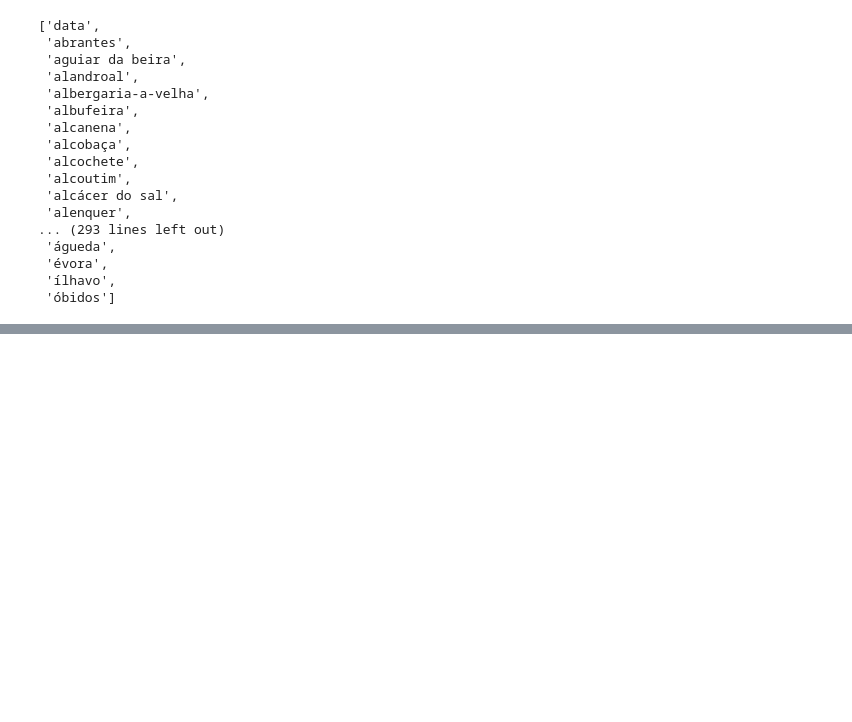
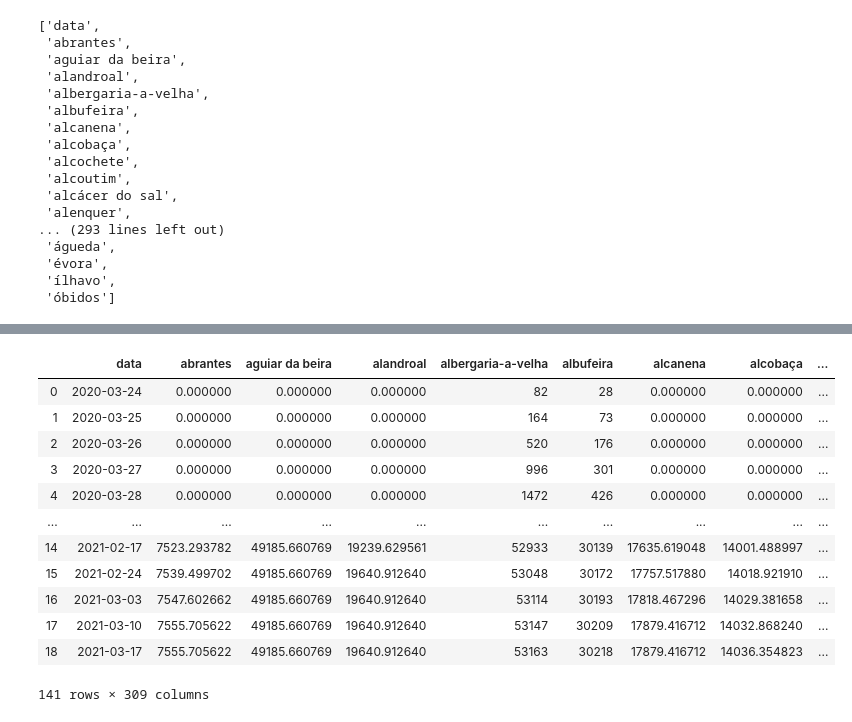
Before and after one commit to mariushes/DataViz_PortugalCovidDashboard, a Jupyter notebook: Notebooks/prepare_data_concelho.ipynb, the cells around one changed output, grey strips where cells are left out. Saved outputs shown, nothing was run; the diff lists cells and outputs as text; code cells hidden in the pictures; blank space fills up the shorter version.

```diff
--- a/Notebooks/prepare_data_concelho.ipynb
+++ b/Notebooks/prepare_data_concelho.ipynb
@@ -175,0 +296,24 @@ df_merged.loc[:,"data"].tolist()
+# %%
+df_new_per100k_cumulative = df_new_per100k.copy()
+for column in range(len(df_new_per100k_cumulative.columns)):
+    if column == 0:
+        continue
+    for i in range(len(df_new_per100k_cumulative.index)):
+        if i == 0:
+            continue
+        df_new_per100k_cumulative.iloc[i,column] = df_new_per100k_cumulative.iloc[i-1,column]+df_new_per100k_cumulative.iloc[i,column]
+df_new_per100k_cumulative
+# %% [output]
+|  | data | abrantes | aguiar da beira | alandroal | albergaria-a-velha | albufeira | alcanena | alcobaça | ... |
+| 0 | 2020-03-24 | 0.000000 | 0.000000 | 0.000000 | 82 | 28 | 0.000000 | 0.000000 | ... |
+| 1 | 2020-03-25 | 0.000000 | 0.000000 | 0.000000 | 164 | 73 | 0.000000 | 0.000000 | ... |
+| 2 | 2020-03-26 | 0.000000 | 0.000000 | 0.000000 | 520 | 176 | 0.000000 | 0.000000 | ... |
+| 3 | 2020-03-27 | 0.000000 | 0.000000 | 0.000000 | 996 | 301 | 0.000000 | 0.000000 | ... |
+| 4 | 2020-03-28 | 0.000000 | 0.000000 | 0.000000 | 1472 | 426 | 0.000000 | 0.000000 | ... |
+| ... | ... | ... | ... | ... | ... | ... | ... | ... | ... |
+| 14 | 2021-02-17 | 7523.293782 | 49185.660769 | 19239.629561 | 52933 | 30139 | 17635.619048 | 14001.488997 | ... |
+| 15 | 2021-02-24 | 7539.499702 | 49185.660769 | 19640.912640 | 53048 | 30172 | 17757.517880 | 14018.921910 | ... |
+| 16 | 2021-03-03 | 7547.602662 | 49185.660769 | 19640.912640 | 53114 | 30193 | 17818.467296 | 14029.381658 | ... |
+| 17 | 2021-03-10 | 7555.705622 | 49185.660769 | 19640.912640 | 53147 | 30209 | 17879.416712 | 14032.868240 | ... |
+| 18 | 2021-03-17 | 7555.705622 | 49185.660769 | 19640.912640 | 53163 | 30218 | 17879.416712 | 14036.354823 | ... |
+141 rows × 309 columns
```
Also changed, not shown: parts of 15 cells of this notebook, 5 other files.
